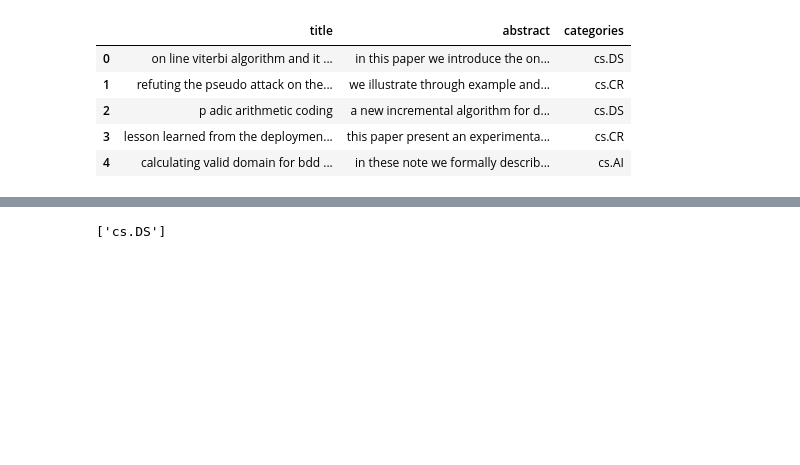
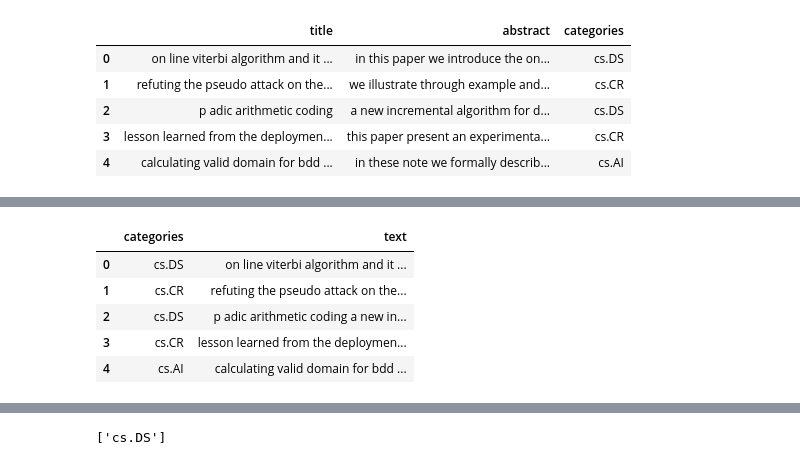
Before and after one commit to tiru-patel/Active-Learning-based-Research-Paper-Classification, a Jupyter notebook: main.ipynb, the cells around one changed output, grey strips where cells are left out. Drawn from its saved outputs; the diff is of its cells as text; code cells hidden in the pictures; blank space fills up the shorter version.

```diff
--- a/main.ipynb
+++ b/main.ipynb
@@ -301,0 +259,16 @@ sns.countplot(data=df_final, x='categories', hue='categories')
+# %%
+# Combining title and abstract
+
+df_labelled['text'] = df_labelled[['title', 'abstract']].agg(' '.join, axis=1)
+# %%
+df_labelled.drop('title', axis=1, inplace=True)
+df_labelled.drop('abstract', axis=1, inplace=True)
+# %%
+df_labelled.head(5)
+# %% [output]
+|  | categories | text |
+| 0 | cs.DS | on line viterbi algorithm and it ... |
+| 1 | cs.CR | refuting the pseudo attack on the... |
+| 2 | cs.DS | p adic arithmetic coding a new in... |
+| 3 | cs.CR | lesson learned from the deploymen... |
+| 4 | cs.AI | calculating valid domain for bdd ... |
```
Also changed, not shown: parts of 32 cells of this notebook, 3 other files.
